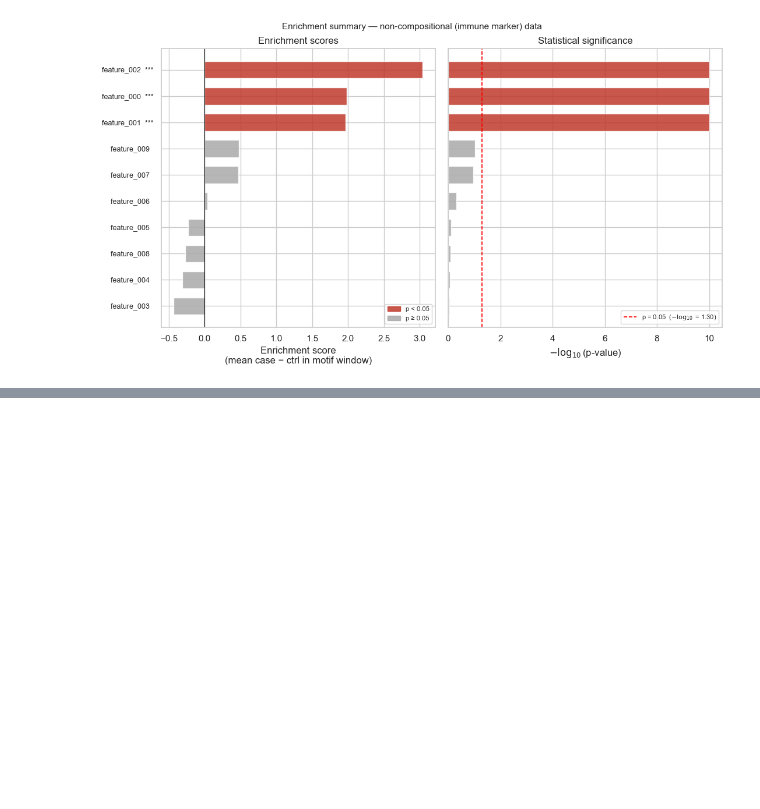
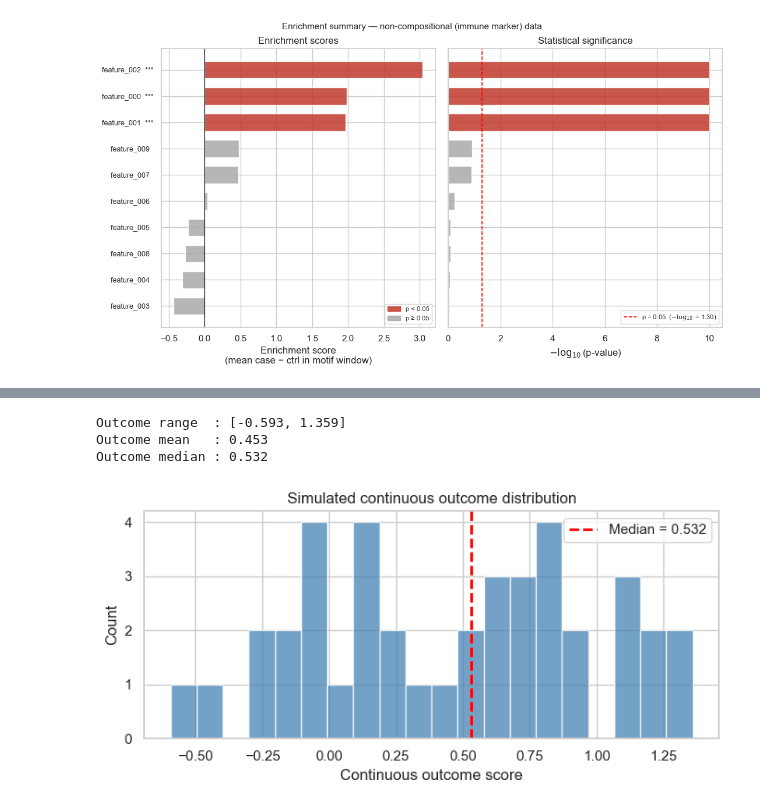
Before and after one commit to cbumby17/TEMPO, a Jupyter notebook: vignette.ipynb, the cells around one changed output, grey strips where cells are left out. Saved outputs shown, nothing was run; the diff lists cells and outputs as text; code cells hidden in the pictures; blank space fills up the shorter version.

```diff
--- a/vignette.ipynb
+++ b/vignette.ipynb
@@ -715,0 +754,37 @@ plt.show()
+# %%
+# ── Simulate with continuous outcome ─────────────────────────────────────────
+# Framing: 40 subjects measured over 12 timepoints; each receives a continuous
+# outcome score (e.g. a composite disease index at the end of follow-up).
+# Cases (high-outcome subjects) show a trajectory motif at timepoints 3-8.
+
+df_cont = simulate.simulate_continuous(
+    n_subjects=40, n_timepoints=12, n_features=10, n_cases=20,
+    motif_features=[0, 1, 2], motif_window=(3, 8),
+    motif_type='step', motif_strength=2.5, noise_sd=0.5,
+    outcome_type='continuous',   # outcome becomes a continuous float
+    seed=42,
+)
+
+# Show the continuous outcome distribution
+subject_outcomes = df_cont[['subject_id', 'outcome']].drop_duplicates('subject_id')
+print(f"Outcome range  : [{subject_outcomes['outcome'].min():.3f}, "
+      f"{subject_outcomes['outcome'].max():.3f}]")
+print(f"Outcome mean   : {subject_outcomes['outcome'].mean():.3f}")
+print(f"Outcome median : {subject_outcomes['outcome'].median():.3f}")
+print()
+
+fig, ax = plt.subplots(figsize=(7, 3.5))
+ax.hist(subject_outcomes['outcome'], bins=20, color='steelblue', alpha=0.75, edgecolor='white')
+ax.axvline(subject_outcomes['outcome'].median(), color='red', lw=2, ls='--',
+           label=f"Median = {subject_outcomes['outcome'].median():.3f}")
+ax.set_xlabel('Continuous outcome score')
+ax.set_ylabel('Count')
+ax.set_title('Simulated continuous outcome distribution')
+ax.legend()
+plt.tight_layout()
+plt.show()
+# %% [output]
+Outcome range  : [-0.593, 1.359]
+Outcome mean   : 0.453
+Outcome median : 0.532
+[figure, added]
```
Also changed, not shown: parts of 10 cells of this notebook, 5 other files.
